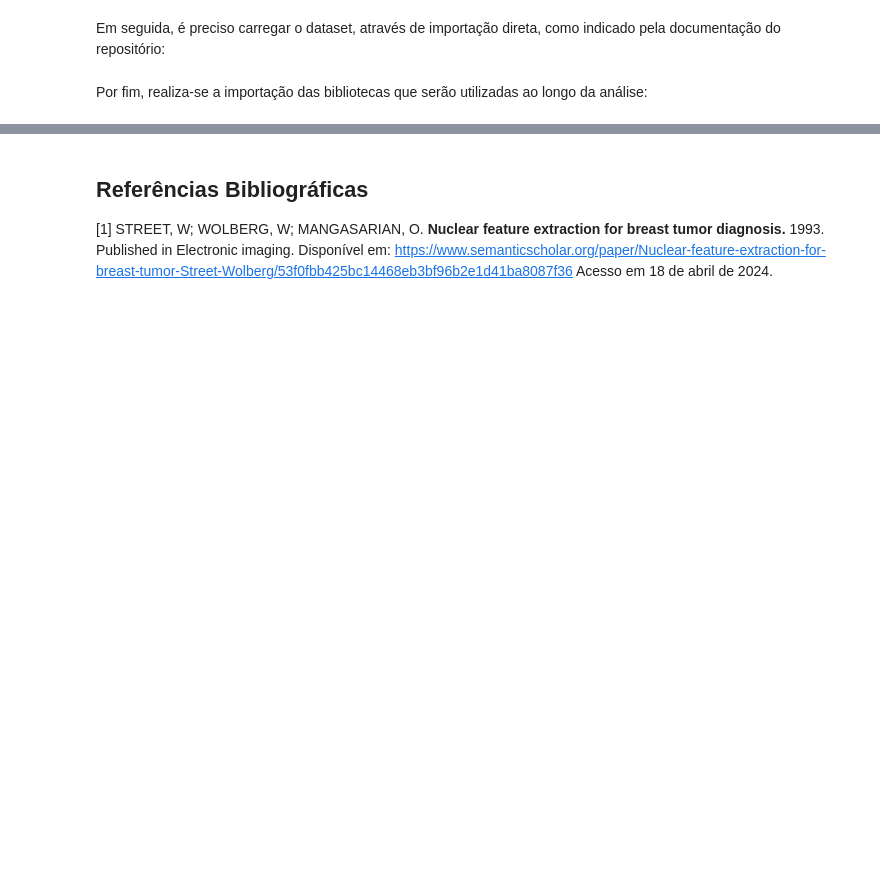
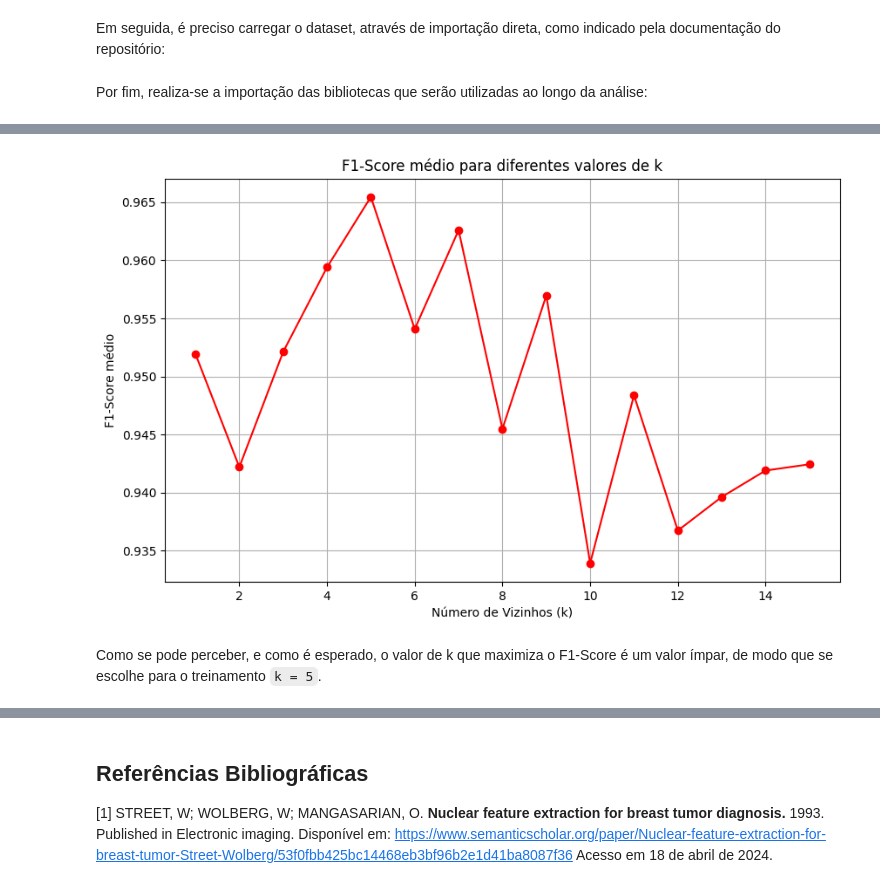
Before and after one commit to hevertonreis-hsrn/ENGG67_IAM, a Jupyter notebook: AVA02/IAM_AVA02_GiovaneSantana_HevertonReis.ipynb, the cells around one changed output, grey strips where cells are left out. Cells and saved outputs as stored; diff of their text form; code cells hidden in the pictures; blank space fills up the shorter version.

```diff
--- a/AVA02/IAM_AVA02_GiovaneSantana_HevertonReis.ipynb
+++ b/AVA02/IAM_AVA02_GiovaneSantana_HevertonReis.ipynb
@@ -42,0 +223,5 @@ from sklearn.decomposition import PCA
+# %%
+# 80% para treino + validação cruzada, 20% para teste final
+x_treino, x_teste, y_treino, y_teste = train_test_split(
+    x_balanceado, y_balanceado, test_size=0.2, random_state=17,stratify=y_balanceado
+)
@@ -42,0 +306,16 @@ from sklearn.decomposition import PCA
+# %%
+def plotar_dispersão_F1_score(df_resultados):
+  plt.figure(figsize=(10,6))
+
+  plt.plot(df_resultados['K'], df_resultados['F1'], marker='o', color='red')
+
+  plt.title('F1-Score médio para diferentes valores de k')
+  plt.xlabel('Número de Vizinhos (k)')
+  plt.ylabel('F1-Score médio')
+  plt.grid(True)
+  plt.show()
+plotar_dispersão_F1_score(resultado)
+# %% [output]
+[figure, added]
+# %% [markdown]
+Como se pode perceber, e como é esperado, o valor de k que maximiza o F1-Score é um valor ímpar, de modo que se escolhe para o treinamento `k = 5`.
```
Also changed, not shown: parts of 59 cells of this notebook.
